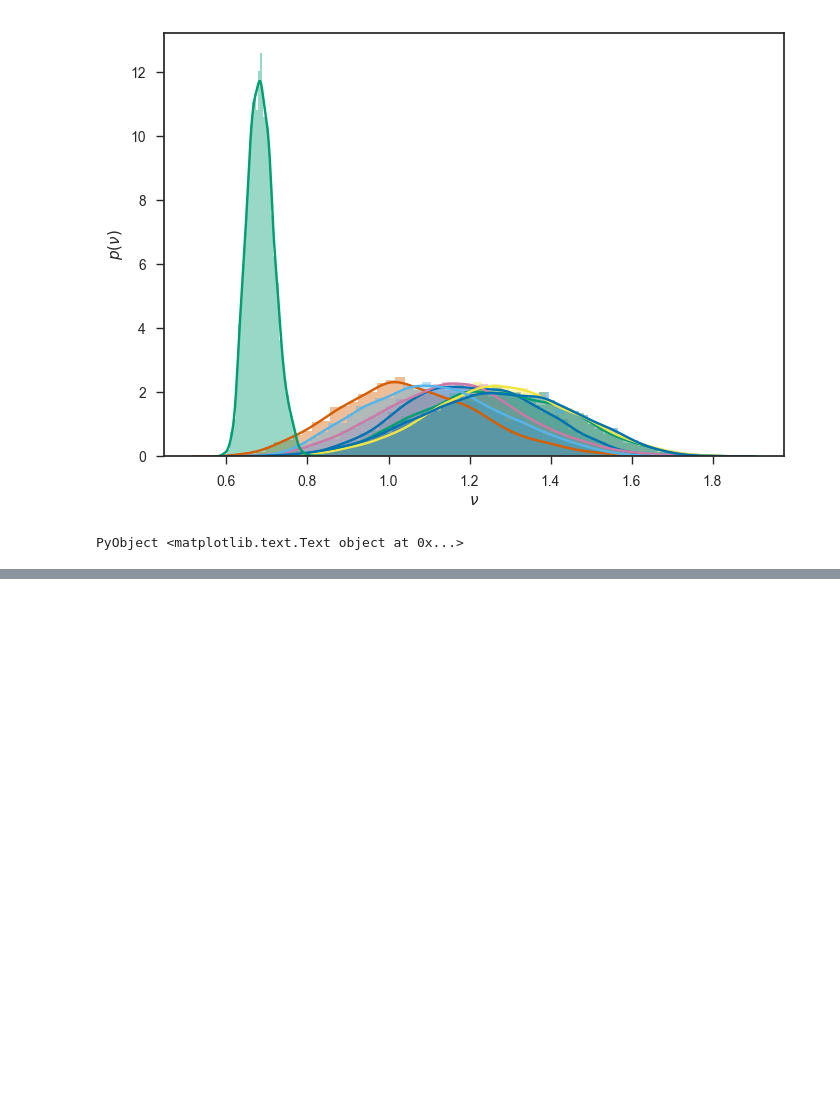
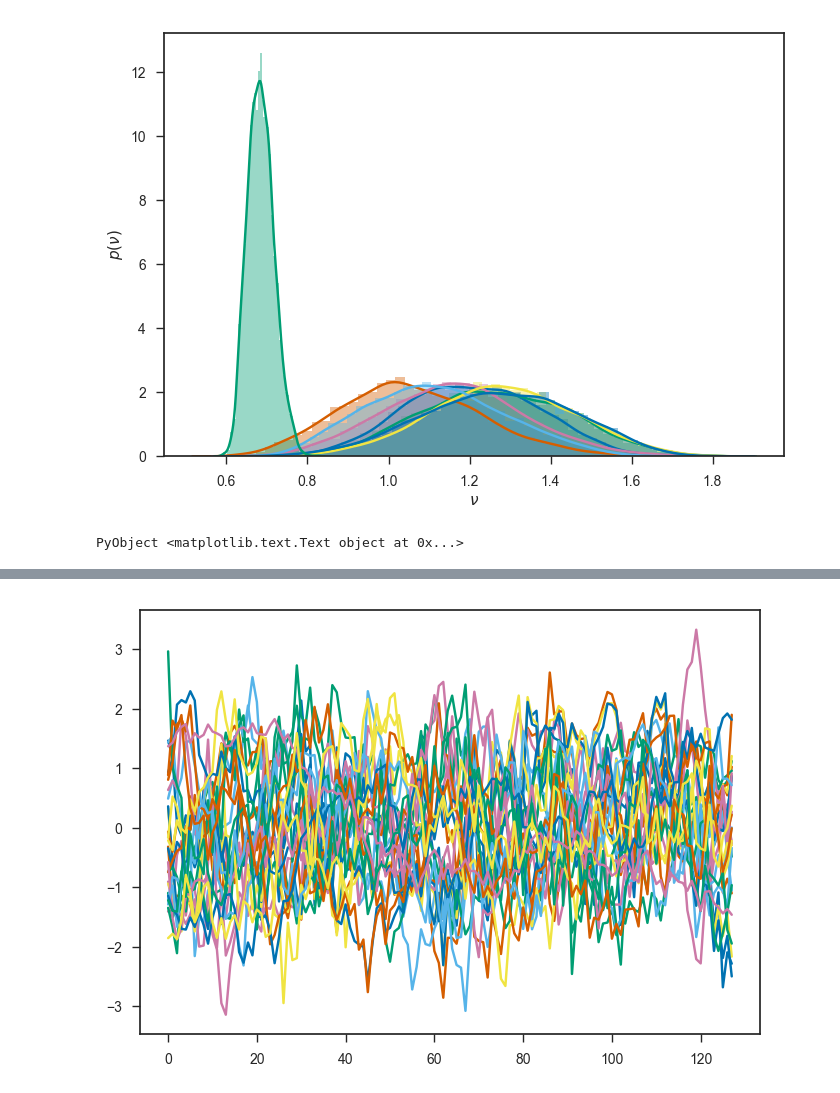
Before and after one commit to farr/Aldebaran, a Jupyter notebook: notebooks/LargeSpacing.ipynb, the cells around one changed output, grey strips where cells are left out. Drawn from its saved outputs; the diff is of its cells as text; code cells hidden in the pictures; blank space fills up the shorter version.

```diff
--- a/notebooks/LargeSpacing.ipynb
+++ b/notebooks/LargeSpacing.ipynb
@@ -1213,0 +1283,14 @@ K = 127 + 15 - 14 m/s
+# %%
+xs = h5open("/tmp/state.save.h5", "r") do f
+    read(f, "pts")
+end;
+ps = [CARMAKepler.to_params(post2, xs[:,j,k]) for j in 1:size(xs, 2) for k in 1:size(xs,3)];
+# %%
+mus = squeeze(mean(xs, 2), 2)
+mu = squeeze(mean(mus, 2), 2)
+sigma = squeeze(std(mus, 2), 2)
+for i in 1:size(mus, 1)
+    plot((vec(mus[i,:]) - mu[i])/sigma[i])
+end
+# %% [output]
+[figure, added]
```
Also changed, not shown: parts of 35 cells of this notebook, 1 other file.
